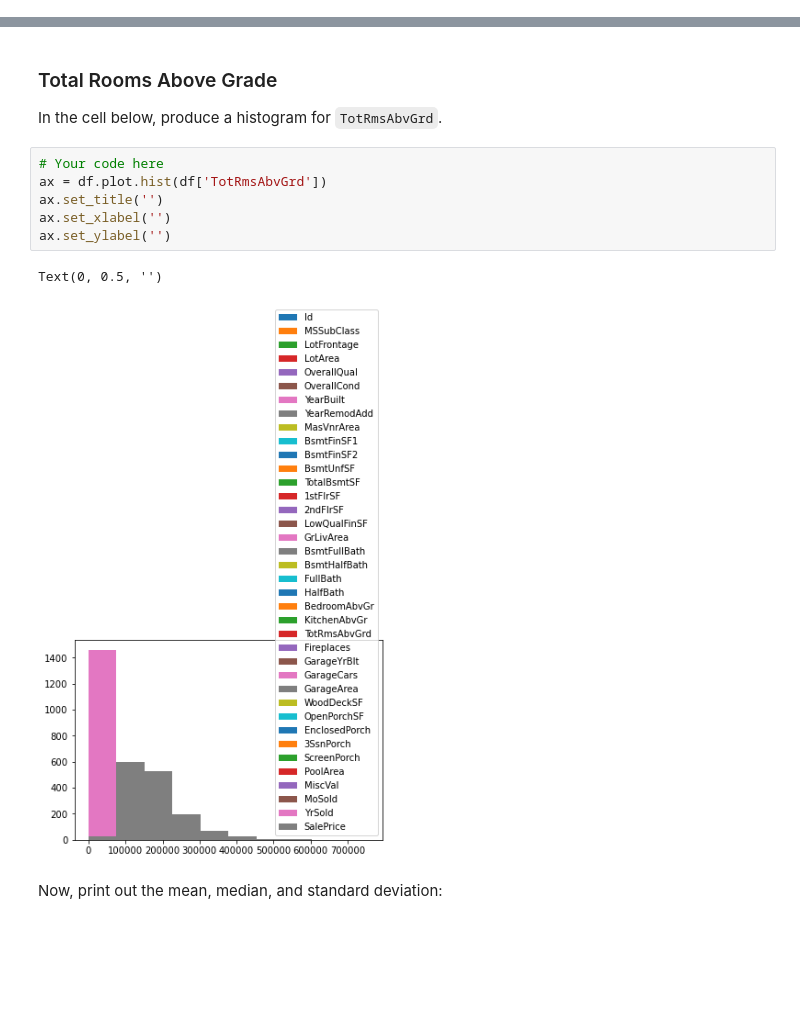
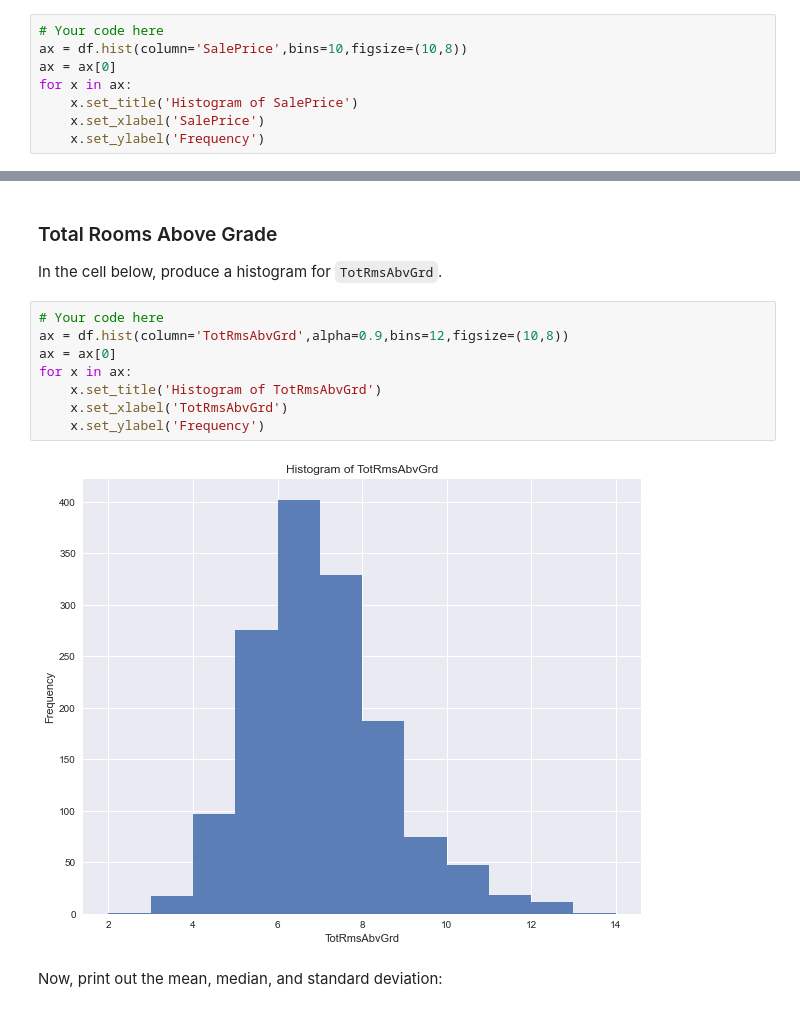
Before and after one commit to oscar066/dsc-pandas-eda-lab, a Jupyter notebook: index.ipynb, the cells around one changed output, grey strips where cells are left out. Saved outputs shown, nothing was run; the diff lists cells and outputs as text; blank space fills up the shorter version.

```diff
--- a/index.ipynb
+++ b/index.ipynb
@@ -182,0 +177,8 @@ df.plot.hist(df['SalePrice'],bins=12)
+# %%
+# Your code here
+ax = df.hist(column='SalePrice',bins=10,figsize=(10,8))
+ax = ax[0]
+for x in ax:
+    x.set_title('Histogram of SalePrice')
+    x.set_xlabel('SalePrice')
+    x.set_ylabel('Frequency')
@@ -204,13 +210,14 @@ None
 In the cell below, produce a histogram for `TotRmsAbvGrd`.
 # %%
 # Your code here
-ax = df.plot.hist(df['TotRmsAbvGrd'])
-ax.set_title('')
-ax.set_xlabel('')
-ax.set_ylabel('')
+ax = df.hist(column='TotRmsAbvGrd',alpha=0.9,bins=12,figsize=(10,8))
+ax = ax[0]
+for x in ax:
+    x.set_title('Histogram of TotRmsAbvGrd')
+    x.set_xlabel('TotRmsAbvGrd')
+    x.set_ylabel('Frequency')
 # %% [output]
-Text(0, 0.5, '')
-[figure, old version]
+[figure, new version]
 # %% [markdown]
 Now, print out the mean, median, and standard deviation:
 # %%
```
Also changed, not shown: parts of 21 cells of this notebook.
